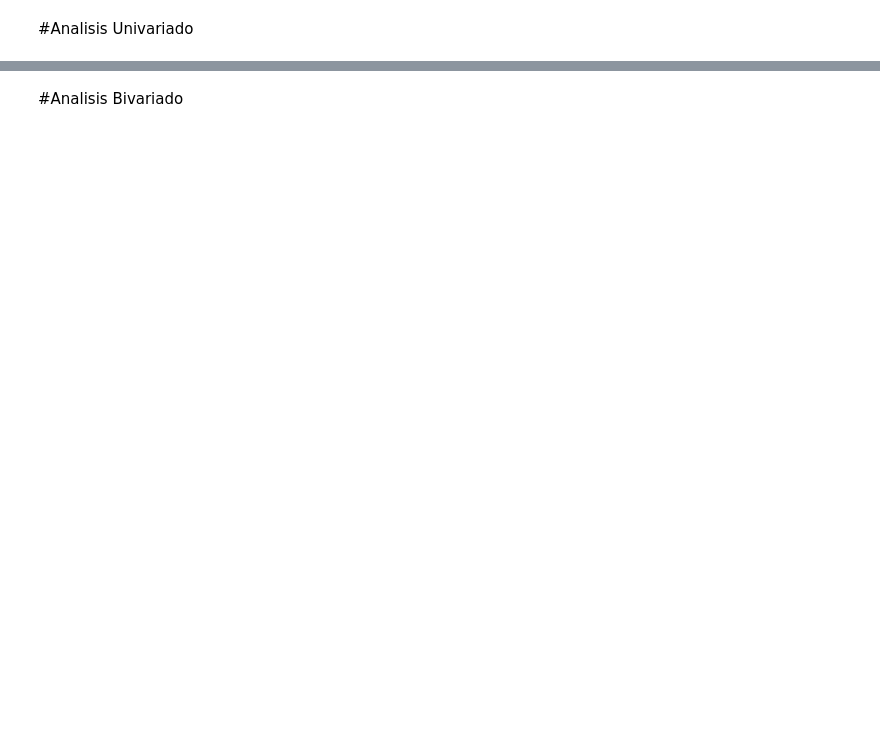
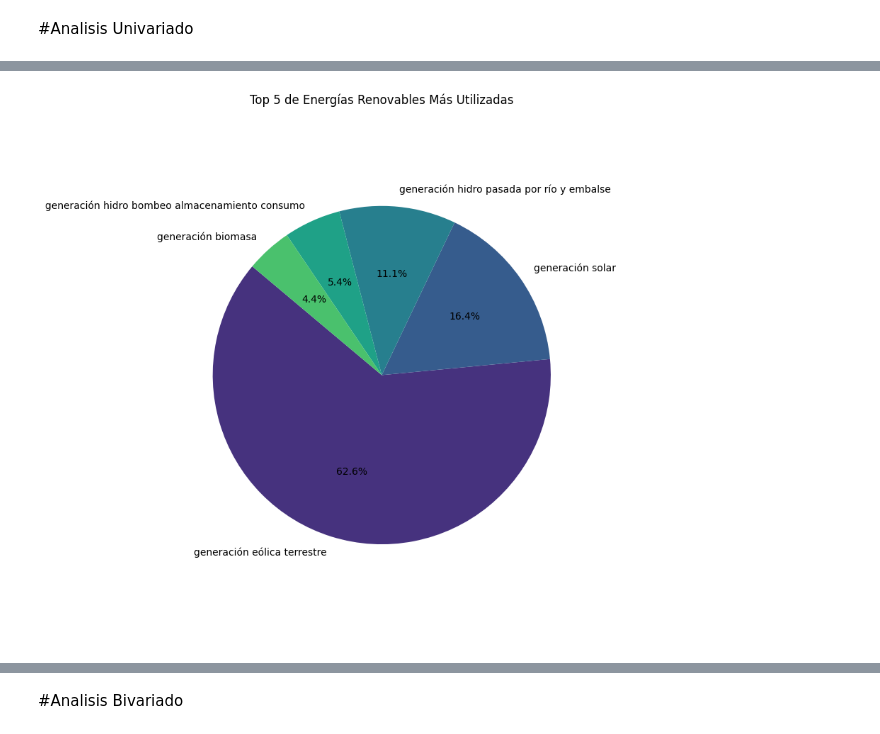
Before and after one commit to Rociosamudio/Machine-Learning-Data-Science-II, a Jupyter notebook: actividad_práctica_APIS_"LizRocio_SamudioRuiz”.ipynb, the cells around one changed output, grey strips where cells are left out. Saved outputs shown, nothing was run; the diff lists cells and outputs as text; code cells hidden in the pictures; blank space fills up the shorter version.

```diff
--- a/actividad_práctica_APIS_"LizRocio_SamudioRuiz”.ipynb
+++ b/actividad_práctica_APIS_"LizRocio_SamudioRuiz”.ipynb
@@ -846,0 +830,33 @@ El pico maximo es a las 12:00hs pero esta muy cerca la 11:00 y 13:00 hs. asique
+# %%
+# Columnas de generación de energía renovable
+renewable_columns = [
+    'generación biomasa',
+    'generación geotérmica',
+    'generación hidro bombeo almacenamiento consumo',
+    'generación hidro pasada por río y embalse',
+    'generación solar',
+    'generación eólica marina',
+    'generación eólica terrestre',
+    'generación otra renovable 1',
+    'generación otra renovable 2'
+]
+
+
+# Calcular la generación total de cada tipo de energía renovable
+generation_totals = df_renewable[renewable_columns].sum()
+
+# Crear un DataFrame para facilitar la ordenación
+generation_df = pd.DataFrame({'Energía': generation_totals.index, 'Generación Total': generation_totals.values})
+
+# Ordenar de mayor a menor generación
+top_5_generation = generation_df.nlargest(5, 'Generación Total')
+
+# Crear el gráfico de torta
+plt.figure(figsize=(8, 8))
+plt.pie(top_5_generation['Generación Total'], labels=top_5_generation['Energía'], autopct='%1.1f%%', startangle=140, colors=sns.color_palette('viridis'))
+plt.title('Top 5 de Energías Renovables Más Utilizadas')
+plt.axis('equal')  # Equal aspect ratio asegura que la torta se dibuje como un círculo
+plt.tight_layout()
+plt.show()
+# %% [output]
+[figure, added]
```
Also changed, not shown: parts of 53 cells of this notebook.
